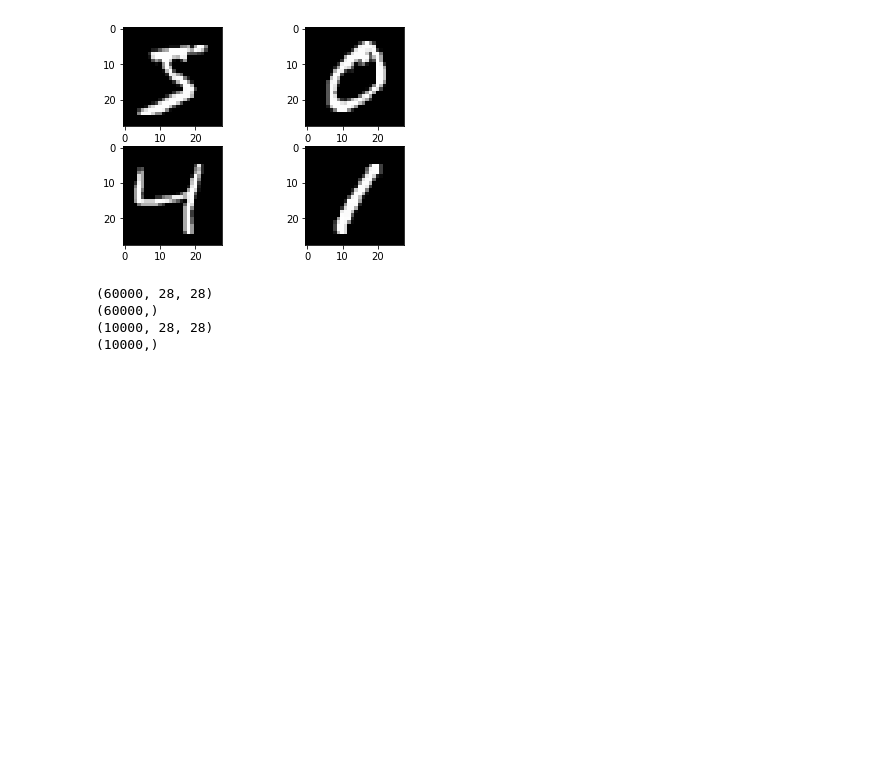
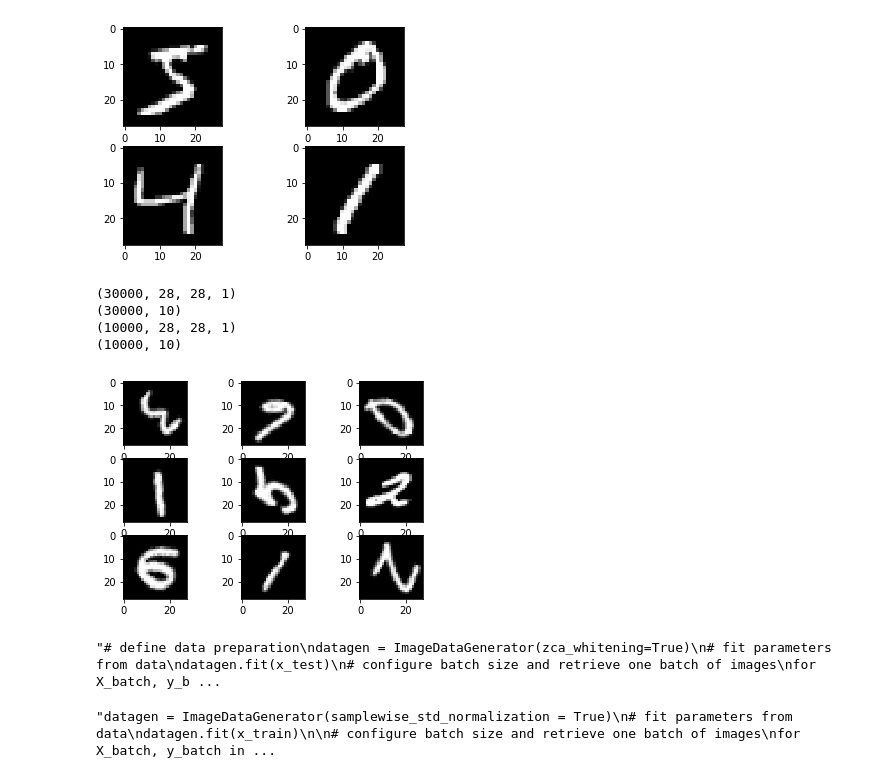
Before and after one commit to rabinaphuyel/REU-2019, a Jupyter notebook: classifier-Rabina Phuyel-MNIST-Copy1.ipynb, the cells around one changed output. Drawn from its saved outputs; the diff is of its cells as text; code cells hidden in the pictures; blank space fills up the shorter version.

```diff
--- a/classifier-Rabina Phuyel-MNIST-Copy1.ipynb
+++ b/classifier-Rabina Phuyel-MNIST-Copy1.ipynb
@@ -65,3 +72,15 @@ plt.show()
+# %%
+#Data reshaping
+y_train=y_train.reshape((60000,1))
+x_train=x_train.reshape((60000,28,28, 1))
+x_test=x_test.reshape((10000,28,28,1))
+x_train = x_train[30000:, :]
+y_train = y_train[30000:, :]
+#x_train = np.expand_dims([x_train], axis = -1)
+#y_train = np.expand_dims([y_train], axis = -1)
+# convert class vectors to binary class matrices
+y_train = keras.utils.to_categorical(y_train, 10)
+y_test = keras.utils.to_categorical(y_test, 10)
 # %%
 #checking the shape
 print(x_train.shape)
@@ -69,7 +88,7 @@ print(y_train.shape)
 print(x_test.shape)
 print(y_test.shape)
 # %% [output]
-(60000, 28, 28)
-(60000,)
-(10000, 28, 28)
-(10000,)
+(30000, 28, 28, 1)
+(30000, 10)
+(10000, 28, 28, 1)
+(10000, 10)
@@ -87,0 +95,48 @@ y_test = keras.utils.to_categorical(y_test, 10)
+# %%
+# define data preparation
+datagen = ImageDataGenerator(rotation_range = 270)
+# fit parameters from data
+datagen.fit(x_train)
+# configure batch size and retrieve one batch of images
+for X_batch, y_batch in datagen.flow(x_train, y_train, batch_size=9):
+    # create a grid of 3x3 image
+    for i in range(0, 9):
+        plt.subplot(330 + 1 + i)
+        plt.imshow(X_batch[i].reshape(28, 28), cmap=plt.get_cmap('gray'))
+    # show the plot
+    plt.show()
+    break
+# %% [output]
+[figure, added]
+# %%
+'''# define data preparation
+datagen = ImageDataGenerator(zca_whitening=True)
+# fit parameters from data
+datagen.fit(x_test)
+# configure batch size and retrieve one batch of images
+for X_batch, y_batch in datagen.flow(x_test, y_test, batch_size=9):
+    # create a grid of 3x3 images
+    for i in range(0, 9):
+        plt.subplot(330 + 1 + i)
+        plt.imshow(X_batch[i].reshape(28, 28), cmap=plt.get_cmap('gray'))
+    # show the plot
+    plt.show()
+    break'''
+# %% [output]
+"# define data preparation\ndatagen = ImageDataGenerator(zca_whitening=True)\n# fit parameters from data\ndatagen.fit(x_test)\n# configure batch size and retrieve one batch of images\nfor X_batch, y_b ...
+# %%
+'''datagen = ImageDataGenerator(samplewise_std_normalization = True)
+# fit parameters from data
+datagen.fit(x_train)
+
+# configure batch size and retrieve one batch of images
+for X_batch, y_batch in datagen.flow(x_train, y_train, batch_size=9):
+    #create a grid of 3x3 images
+    for i in range(0, 9):
+        plt.subplot(330 + 1 + i)
+        plt.imshow(X_batch[i].reshape(28, 28), cmap=plt.get_cmap('gray'))
+        # show the plot
+        plt.show()
+        break'''
+# %% [output]
+"datagen = ImageDataGenerator(samplewise_std_normalization = True)\n# fit parameters from data\ndatagen.fit(x_train)\n\n# configure batch size and retrieve one batch of images\nfor X_batch, y_batch in ...
```
Also changed, not shown: parts of 18 cells of this notebook.
